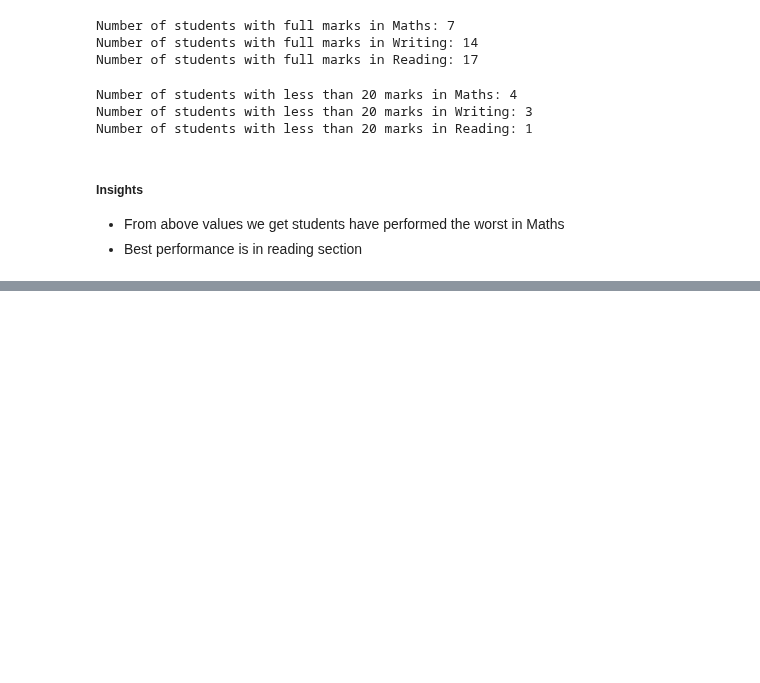
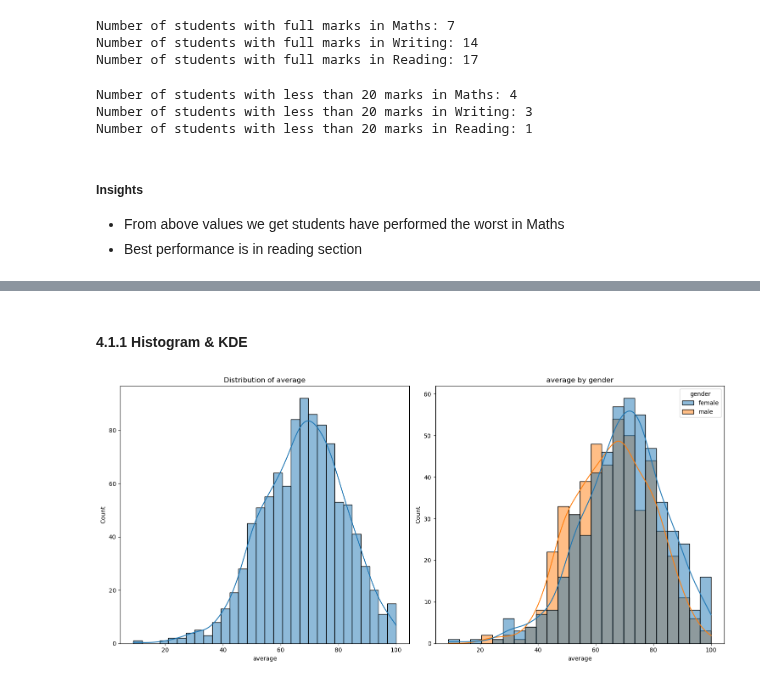
Before and after one commit to sreeman-11021996/Student-Performance-Indicator_-End-to-End-_project_2026_feb, a Jupyter notebook: notebook/1 . EDA STUDENT PERFORMANCE .ipynb, the cells around one changed output, grey strips where cells are left out. Saved outputs shown, nothing was run; the diff lists cells and outputs as text; code cells hidden in the pictures; blank space fills up the shorter version.

```diff
--- a/notebook/1 . EDA STUDENT PERFORMANCE .ipynb
+++ b/notebook/1 . EDA STUDENT PERFORMANCE .ipynb
@@ -300,0 +381,10 @@ Number of students with less than 20 marks in Reading: 1
+# %% [markdown]
+#### 4.1.1 Histogram & KDE
+# %%
+# eda visualizaiton object
+visualization = eda_visual(df)
+# %%
+# plot of average distribution, average by gender distribution
+visualization.plot_histograms(column='average',hue='gender')
+# %% [output]
+[figure, added]
```
Also changed, not shown: parts of 29 cells of this notebook.
